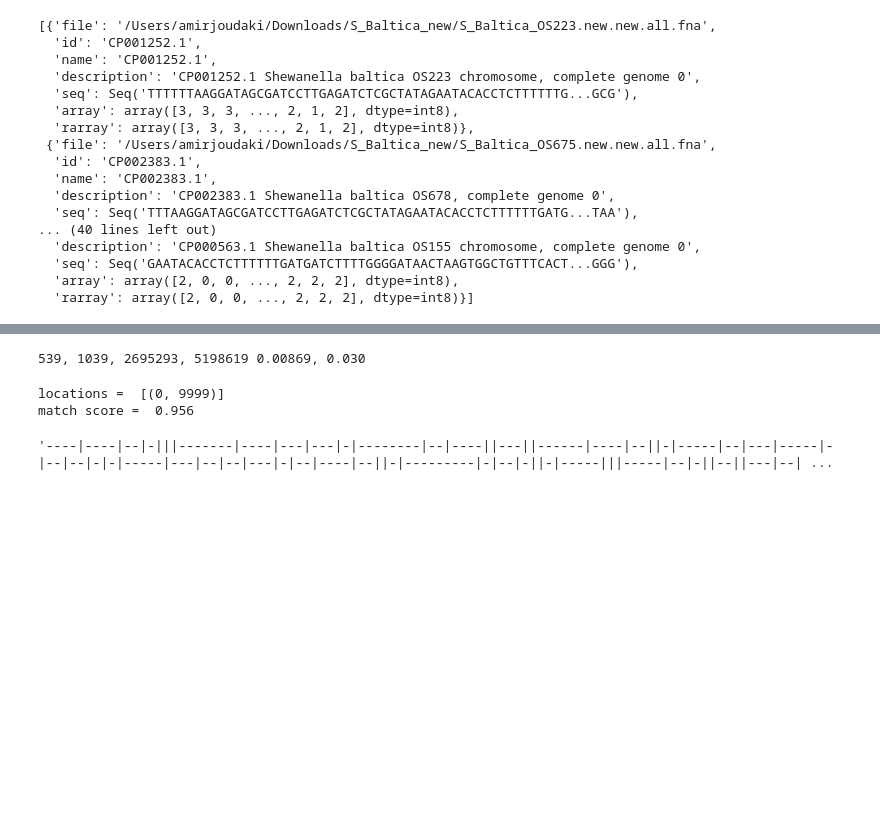
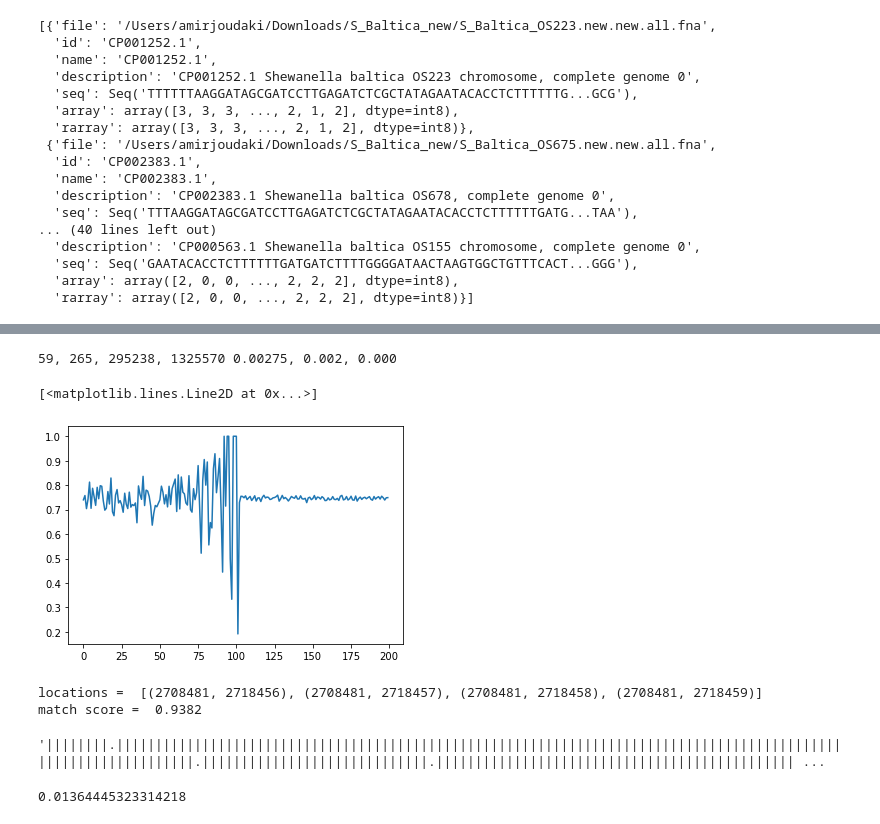
Before and after one commit to ajoudaki/tensor_sketch_minimzer, a Jupyter notebook: S_Baltica.ipynb, the cells around one changed output, grey strips where cells are left out. Cells and saved outputs as stored; diff of their text form; code cells hidden in the pictures; blank space fills up the shorter version.

```diff
--- a/S_Baltica.ipynb
+++ b/S_Baltica.ipynb
@@ -159,5 +158,5 @@ plt.colorbar()
 # %%
-index = 20
+index = 200
 i, j, d = int(dists[index,0]),int(dists[index,1]), dists[index,2]
 
 d = np.linalg.norm(sk1[:,i]- sk2[:,j])
@@ -166,30 +165,41 @@ S1, S2 = seq1[idx1-window:idx1],seq2[idx2-window:idx2]
 query, target = S1,S2
 result = edlib.align(query,target,task='path')
 nice = edlib.getNiceAlignment(result, query, target)
-first = nice['matched_aligned'].find('|'*10)
-query_aligned = nice['query_aligned'][:first]
-target_aligned = nice['target_aligned'][:first]
-d1, d2 = query_aligned.count('-'), target_aligned.count('-')
+first = nice['matched_aligned'].find('|'*15)
+query_aligned = nice['query_aligned']
+target_aligned = nice['target_aligned']
+d1, d2 = query_aligned[:first].count('-'), target_aligned[:first].count('-')
 L = window - max(d1,d2)
 result2 = edlib.align(target[d1:d1+L],query[d2:d2+L])
 ed, ed_norm = result2['editDistance'],result2['editDistance']/L
-print(f'{i}, {j}, {idx1}, {idx2} {d:.5f}, {ed_norm:.3f}')
+indels = query_aligned[first:first+L].count("-")/L
+print(f'{i}, {j}, {idx1}, {idx2} {d:.5f}, {ed_norm:.3f}, {indels:.3f}')
 # %% [output]
-539, 1039, 2695293, 5198619 0.00869, 0.030
+59, 265, 295238, 1325570 0.00275, 0.002, 0.000
+# %%
+match = [np.mean(np.array(target[i:])!=np.array(query[:-i])) for i in range(-100,100)]
+plt.plot(match)
+# %% [output]
+[<matplotlib.lines.Line2D at 0x...>]
+[figure, added]
 # %%
 # I = int(3e6)
 # L = int(10e3)
-# query = seq1[I:I+L]
-# target = seq2
-result = edlib.align(query, target, task='path')
+query = S1
+target = seq2
+result = edlib.align(query, target, mode='HW',task='path')
 nice = edlib.getNiceAlignment(result, query, target)
 print('locations = ', result['locations'])
 print('match score = ',nice['matched_aligned'].count('|')/len(query))
 nice['matched_aligned']
 # %% [output]
-locations =  [(0, 9999)]
-match score =  0.956
+locations =  [(2708481, 2718456), (2708481, 2718457), (2708481, 2718458), (2708481, 2718459)]
+match score =  0.9382
-'----|----|--|-|||-------|----|---|---|-|--------|--|----||---||------|----|--||-|-----|--|---|-----|-|--|--|-|-|-----|---|--|--|---|-|--|----|--||-|---------|-|--|-||-|-----|||-----|--|-||--||---|--| ...
+'||||||||.|||||||||||||||||||||||||||||||||||||||||||||||||||||||||||||||||||||||||||||||||||||||||||||||||||||||||||||||||.|||||||||||||||||||||||||||||.|||||||||||||||||||||||||||||||||||||||||||||| ...
+# %%
+str(nice['target_aligned']).count('-')/len(nice['target_aligned'])
+# %% [output]
+0.01364445323314218
 # %%
 [query.count(c) for c in 'ACGT'],[target.count(c) for c in 'ACGT']
 # %% [output]
```
Also changed, not shown: parts of 9 cells of this notebook.
